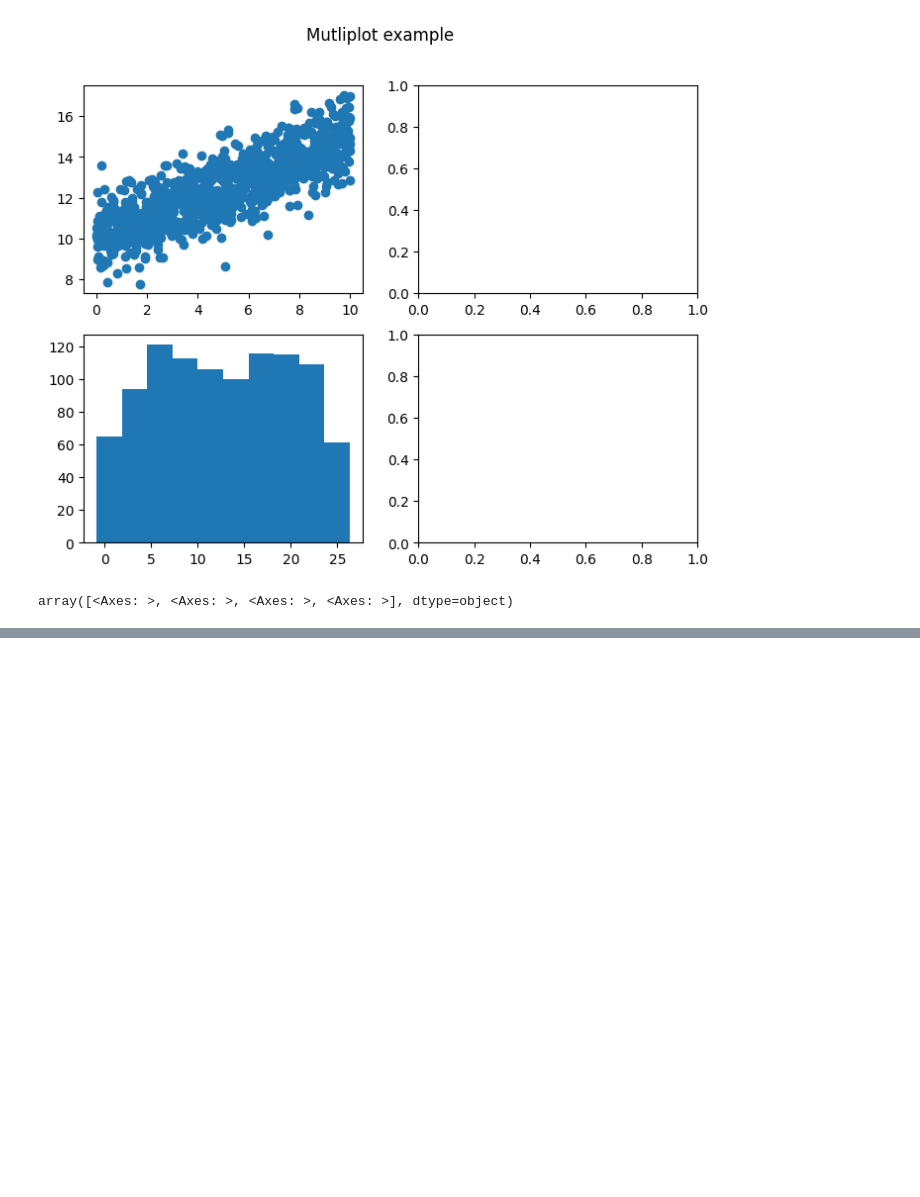
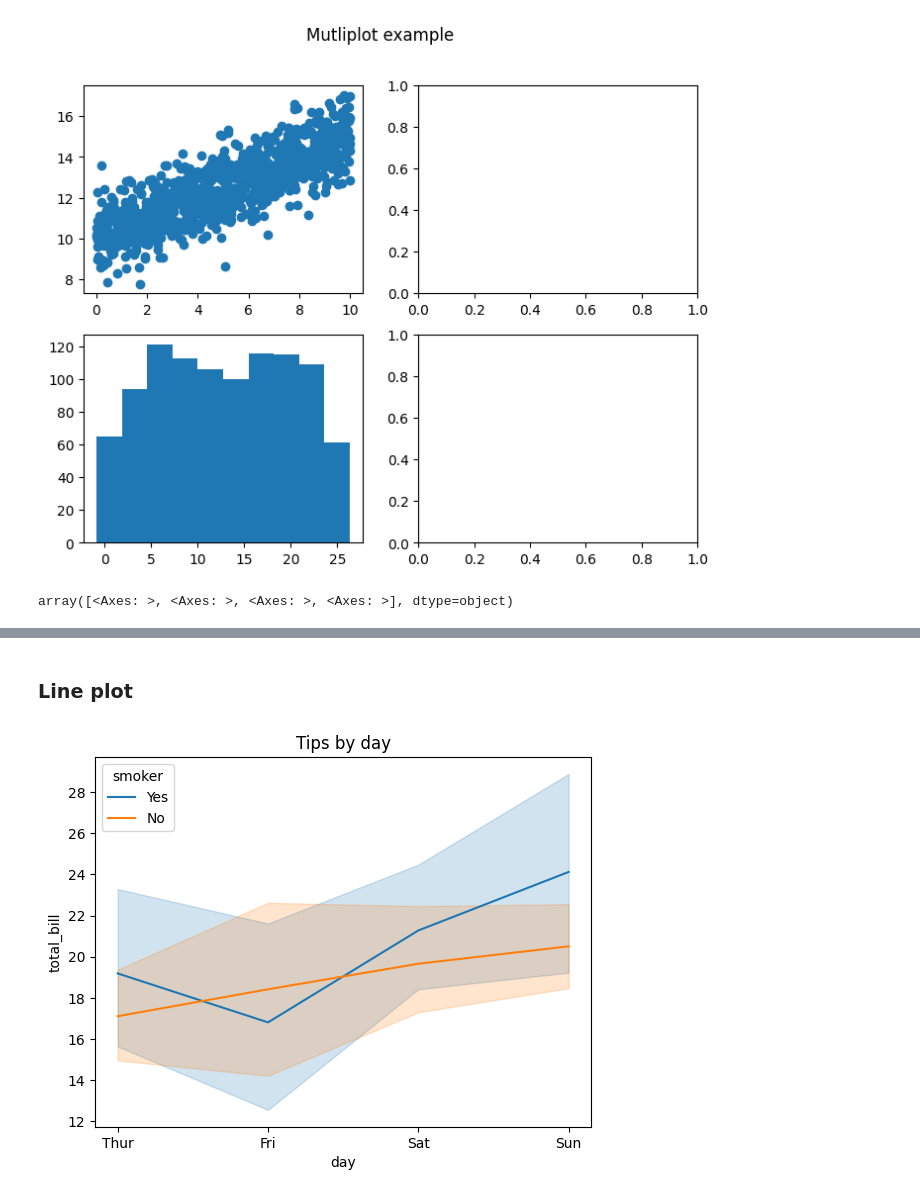
Before and after one commit to pallavitalasila26/FSA_devops, a Jupyter notebook: notebooks/unit2/Lesson_11_demo.ipynb, the cells around one changed output, grey strips where cells are left out. Cells and saved outputs as stored; diff of their text form; code cells hidden in the pictures; blank space fills up the shorter version.

```diff
--- a/notebooks/unit2/Lesson_11_demo.ipynb
+++ b/notebooks/unit2/Lesson_11_demo.ipynb
@@ -233,0 +238,3 @@ plt.show()
+# %%
+tips_df = sns.load_dataset('tips')
+tips_df.head()
@@ -233,0 +248,8 @@ plt.show()
+# %% [markdown]
+### Line plot
+# %%
+sns.lineplot(x='day', y='total_bill', data=tips_df, hue='smoker')
+plt.title('Tips by day')
+plt.show()
+# %% [output]
+[figure, added]
```
Also changed, not shown: parts of 11 cells of this notebook.
